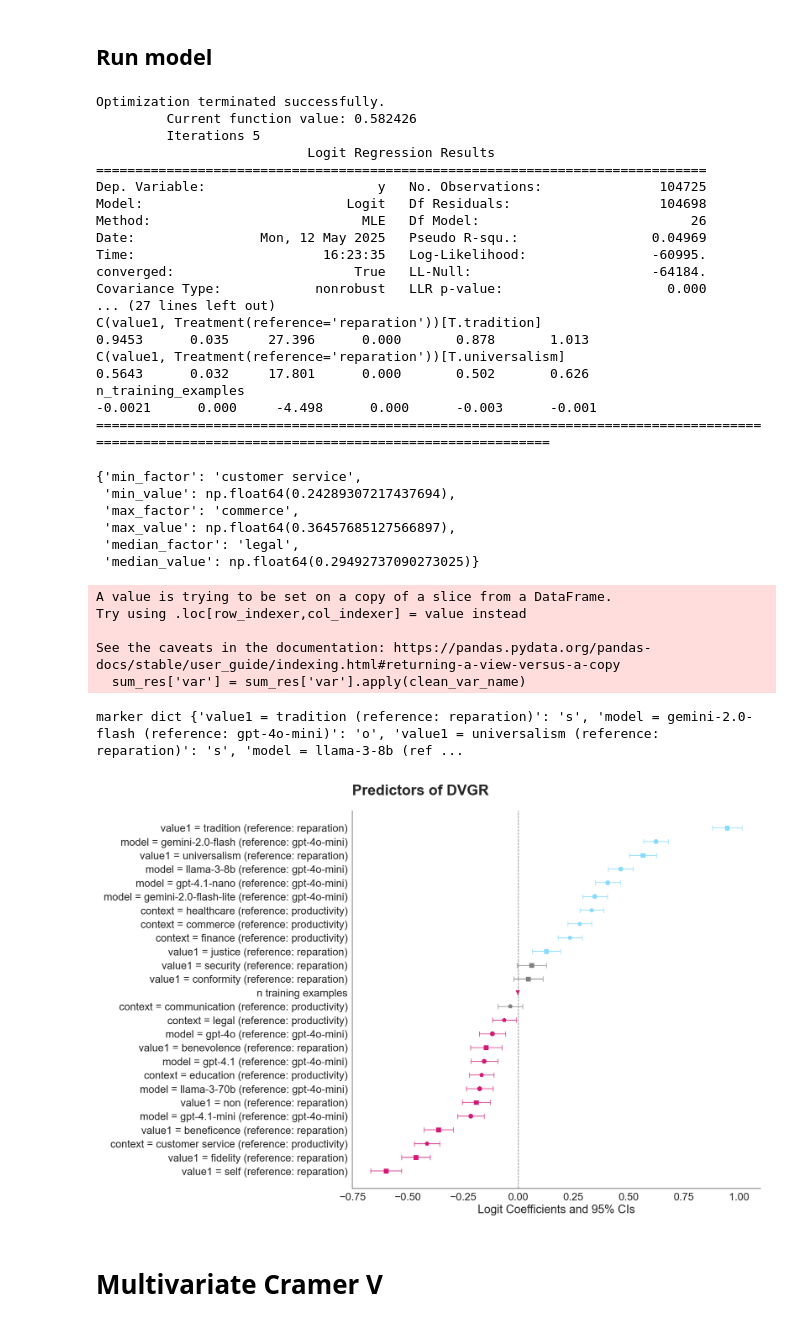
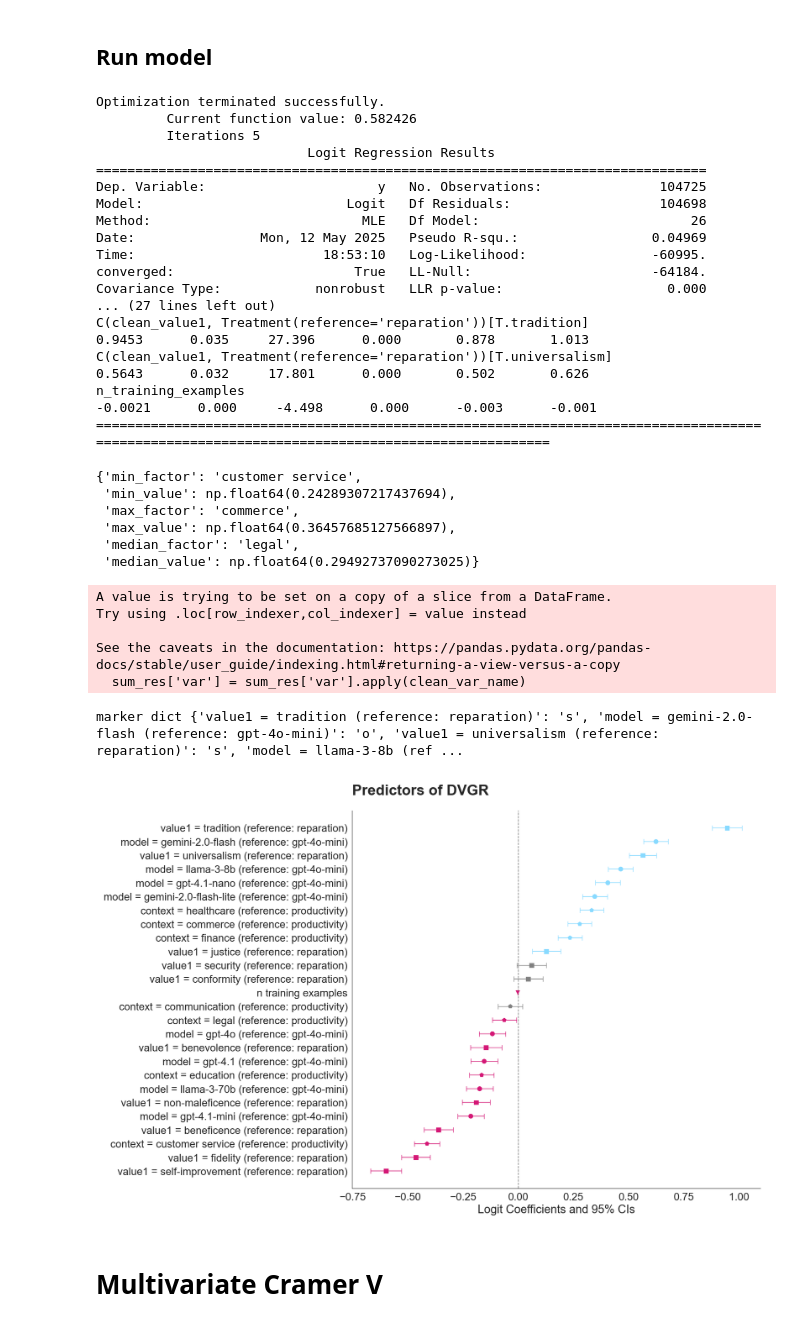
Before and after one commit to josh-ashkinaze/dvb, a Jupyter notebook: 9_run_stats_nb.ipynb, the cells around one changed output. Drawn from its saved outputs; the diff is of its cells as text; code cells hidden in the pictures.

```diff
--- a/9_run_stats_nb.ipynb
+++ b/9_run_stats_nb.ipynb
@@ -1235,9 +1235,20 @@ def get_reference(df, factor, measure_col, how='mean'):
 
     return result
 
+
+# Values
+def clean_value1_name(x):
+    if x == "self":
+        return "self-improvement"
+    elif x == "non":
+        return "non-maleficence"
+    else:
+        return x
+
+df['clean_value1'] = df['value1'].apply(clean_value1_name)
 context_factor = get_reference(df, "context", "y")
 model_short_factor = get_reference(df, "model_short", "y")
-value_factor = get_reference(df, "value1", "y")
+value_factor = get_reference(df, "clean_value1", "y")
 
 context_median = context_factor['median_factor']
 model_short_median = model_short_factor['median_factor']
@@ -1246,7 +1257,7 @@ value_median = value_factor['median_factor']
 formula = (
     f"y ~ C(model_short, Treatment(reference='{model_short_median}')) + "
     f"C(context, Treatment(reference='{context_median}')) + "
-    f"C(value1, Treatment(reference='{value_median}')) + "
+    f"C(clean_value1, Treatment(reference='{value_median}')) + "
     "n_training_examples"
 )
 
@@ -1264,12 +1275,12 @@ Dep. Variable:                      y   No. Observations:               104725
 Model:                          Logit   Df Residuals:                   104698
 Method:                           MLE   Df Model:                           26
 Date:                Mon, 12 May 2025   Pseudo R-squ.:                 0.04969
-Time:                        16:23:35   Log-Likelihood:                -60995.
+Time:                        18:53:10   Log-Likelihood:                -60995.
 converged:                       True   LL-Null:                       -64184.
 Covariance Type:            nonrobust   LLR p-value:                     0.000
 ... (27 lines left out)
-C(value1, Treatment(reference='reparation'))[T.tradition]                       0.9453      0.035     27.396      0.000       0.878       1.013
-C(value1, Treatment(reference='reparation'))[T.universalism]                    0.5643      0.032     17.801      0.000       0.502       0.626
+C(clean_value1, Treatment(reference='reparation'))[T.tradition]                 0.9453      0.035     27.396      0.000       0.878       1.013
+C(clean_value1, Treatment(reference='reparation'))[T.universalism]              0.5643      0.032     17.801      0.000       0.502       0.626
 n_training_examples                                                            -0.0021      0.000     -4.498      0.000      -0.003      -0.001
 ===============================================================================================================================================
 # %%
@@ -1389,38 +1400,39 @@ def clean_factor_name(var_name):
             "variable = factor_level (reference: ref_value)"
     """
     var_name = var_name.replace("model_short", "model")
+    var_name = var_name.replace("clean_value1", "value1")
 
     pattern = r"C\((\w+),\s*Treatment\(reference='([^']+)'\)\)\[([^\]]+)\]"
 
     match = re.match(pattern, var_name)
 
     if match:
         var, ref, level = match.groups()
         return f"{var} = {level} (reference: {ref})"
 
     partial_pattern = r"(?:C\()?(\w+)(?:,\s*Treatment\(reference='([^']+)'\))?\)?\[([^\]]+)\]?"
     partial_match = re.search(partial_pattern, var_name)
 
     if partial_match:
         var, ref, level = partial_match.groups()
         if ref:
             return f"{var} = {level} (reference: {ref})"
         else:
             return f"{var} = {level}"
 
     # If no match found, return the original string
     return var_name.replace("_", " ")
 
 ax = plot_statsmodels(logit_model, clean_var_name=clean_factor_name)
 plt.savefig("plots/logit.pdf")
 # %% [output]
 A value is trying to be set on a copy of a slice from a DataFrame.
 Try using .loc[row_indexer,col_indexer] = value instead
 
 See the caveats in the documentation: https://pandas.pydata.org/pandas-docs/stable/user_guide/indexing.html#returning-a-view-versus-a-copy
   sum_res['var'] = sum_res['var'].apply(clean_var_name)
 marker dict {'value1 = tradition (reference: reparation)': 's', 'model = gemini-2.0-flash (reference: gpt-4o-mini)': 'o', 'value1 = universalism (reference: reparation)': 's', 'model = llama-3-8b (ref ...
-[figure, old version]
+[figure, new version]
 # %% [markdown]
 # Multivariate Cramer V
 # %%
```
Also changed, not shown: parts of 1 cell of this notebook.
